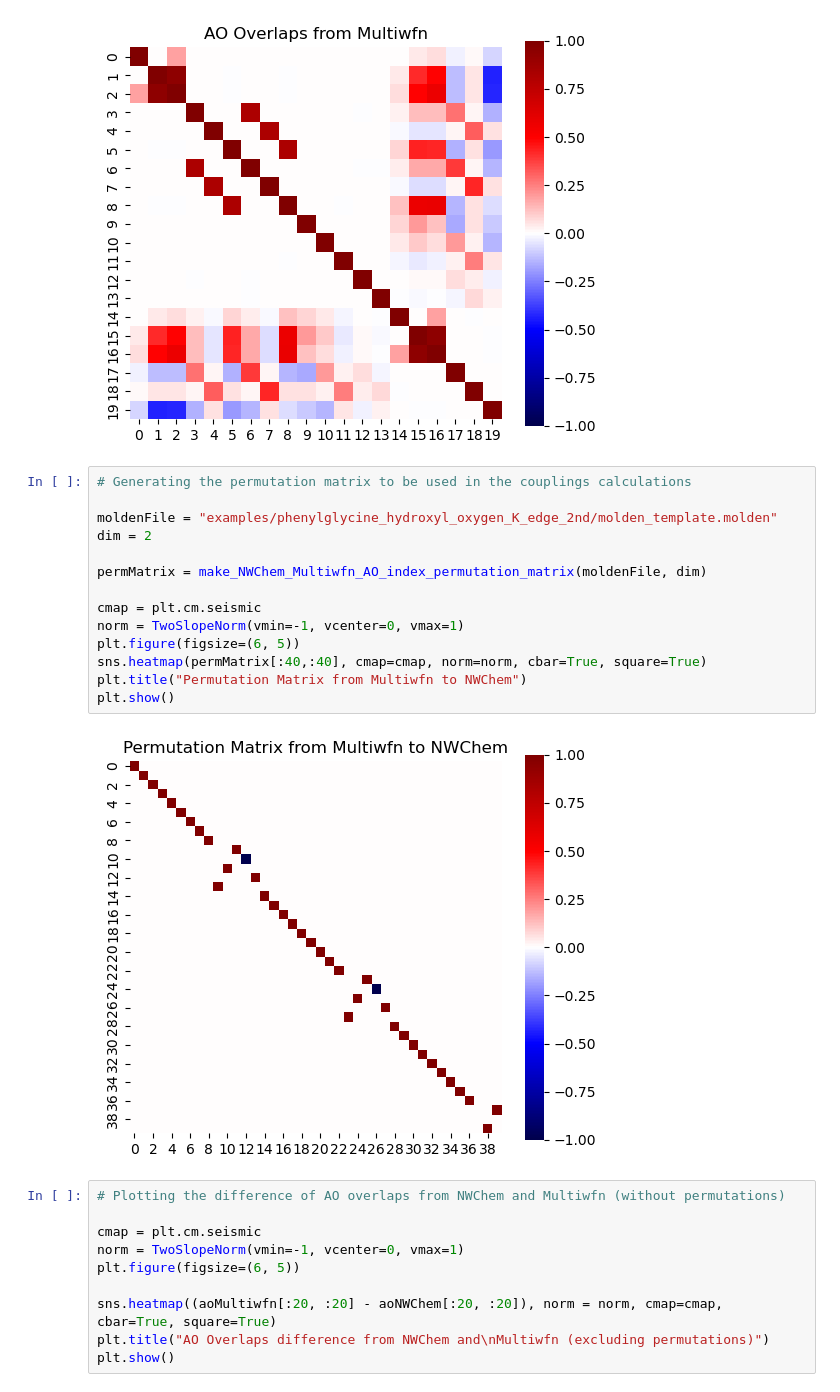
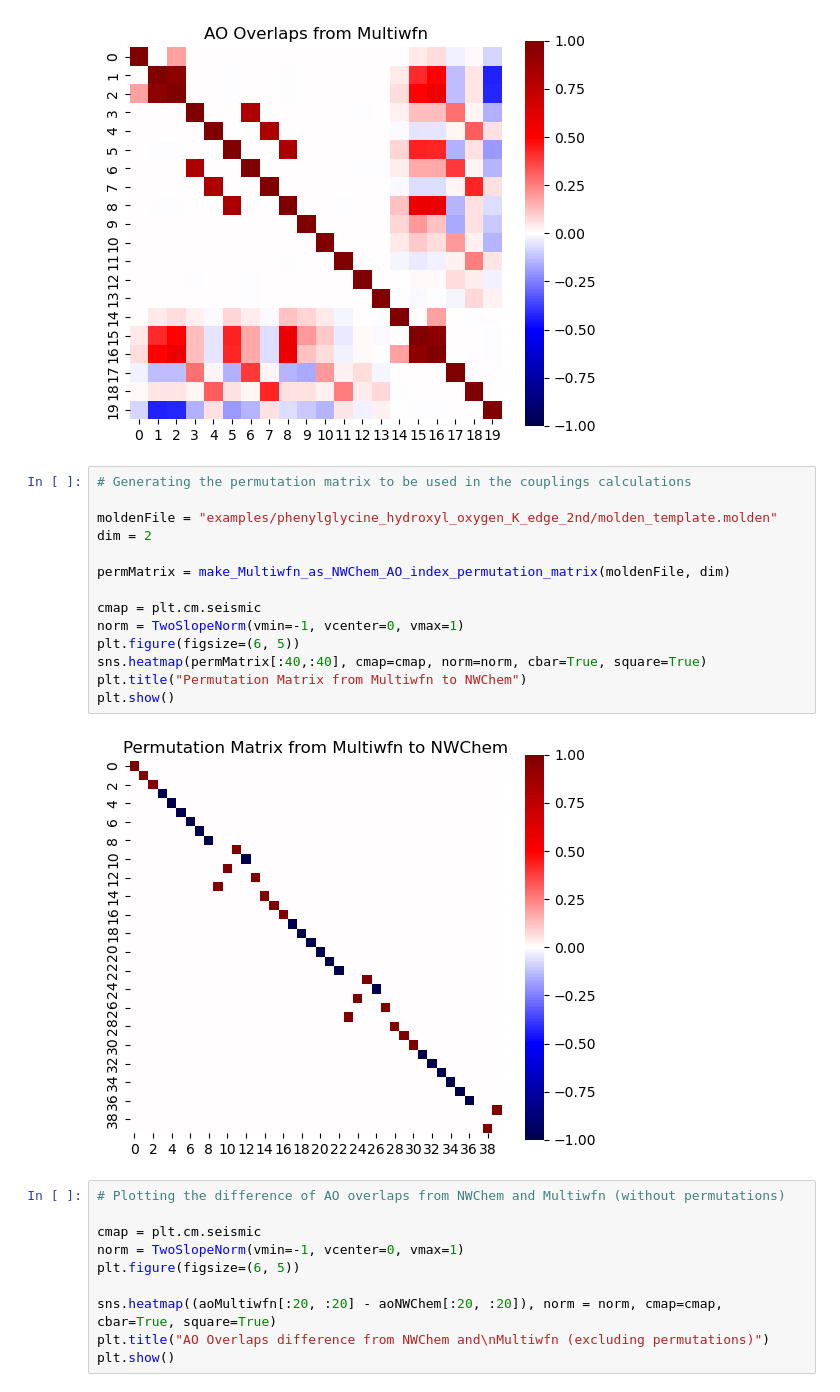
Before and after one commit to vmfreixas/Plotting_chiral_response, a Jupyter notebook: notebooks/AO_index_check.ipynb, the cells around one changed output. Cells and saved outputs as stored; diff of their text form.

```diff
--- a/notebooks/AO_index_check.ipynb
+++ b/notebooks/AO_index_check.ipynb
@@ -42,19 +43,19 @@ plt.show()
 # %%
 # Generating the permutation matrix to be used in the couplings calculations
 
 moldenFile = "examples/phenylglycine_hydroxyl_oxygen_K_edge_2nd/molden_template.molden"
 dim = 2
 
-permMatrix = make_NWChem_Multiwfn_AO_index_permutation_matrix(moldenFile, dim)
+permMatrix = make_Multiwfn_as_NWChem_AO_index_permutation_matrix(moldenFile, dim)
 
 cmap = plt.cm.seismic
 norm = TwoSlopeNorm(vmin=-1, vcenter=0, vmax=1)
 plt.figure(figsize=(6, 5))
 sns.heatmap(permMatrix[:40,:40], cmap=cmap, norm=norm, cbar=True, square=True)
 plt.title("Permutation Matrix from Multiwfn to NWChem")
 plt.show()
 # %% [output]
-[figure, old version]
+[figure, new version]
 # %%
 # Plotting the difference of AO overlaps from NWChem and Multiwfn (without permutations)
 
```
Also changed, not shown: parts of 3 cells of this notebook, 7 other files.
